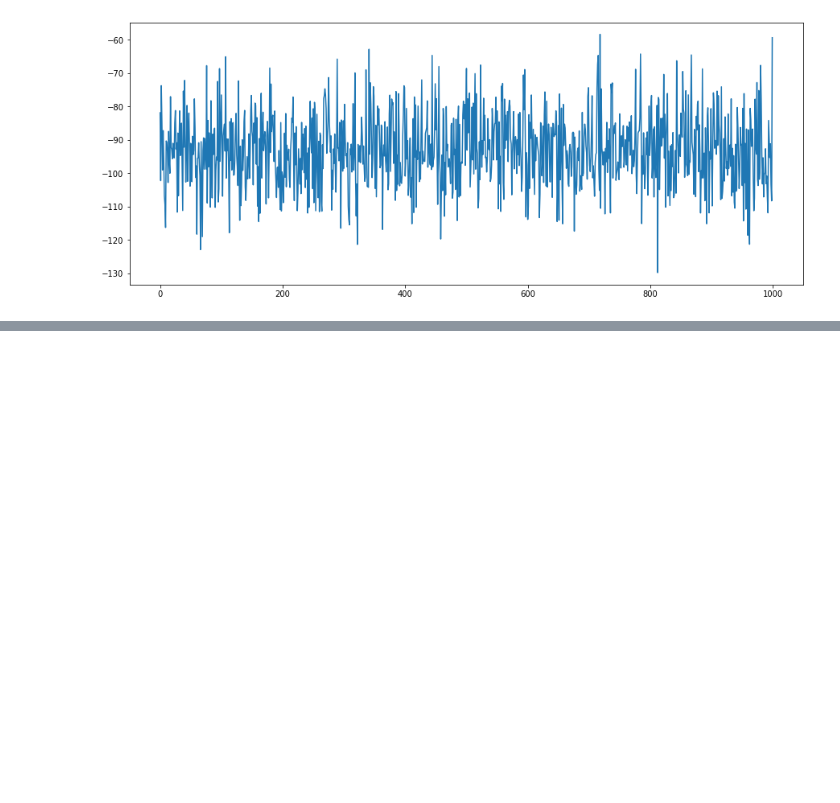
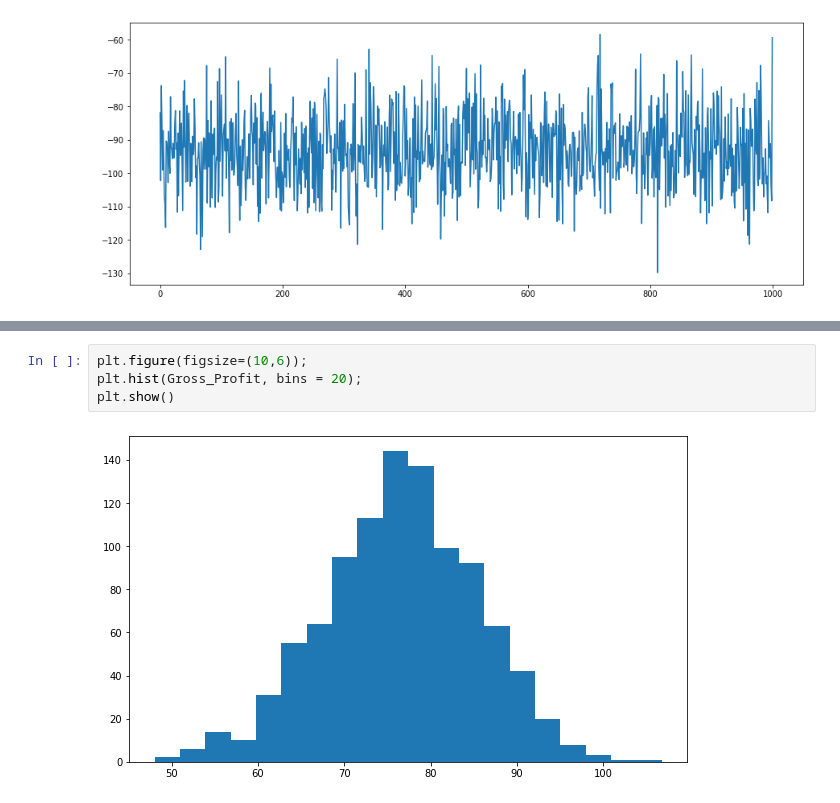
Before and after one commit to DimiGod/Python_MonteCarloSimulations, a Jupyter notebook: Monte Carlo- Predicting Gross Profit.ipynb, the cells around one changed output, grey strips where cells are left out. Cells and saved outputs as stored; diff of their text form; blank space fills up the shorter version.

```diff
--- a/Monte Carlo- Predicting Gross Profit.ipynb
+++ b/Monte Carlo- Predicting Gross Profit.ipynb
@@ -44,0 +82,6 @@ COGS.mean()
+# %%
+plt.figure(figsize=(10,6));
+plt.hist(Gross_Profit, bins = 20);
+plt.show()
+# %% [output]
+[figure, added]
```
Also changed, not shown: parts of 8 cells of this notebook.
